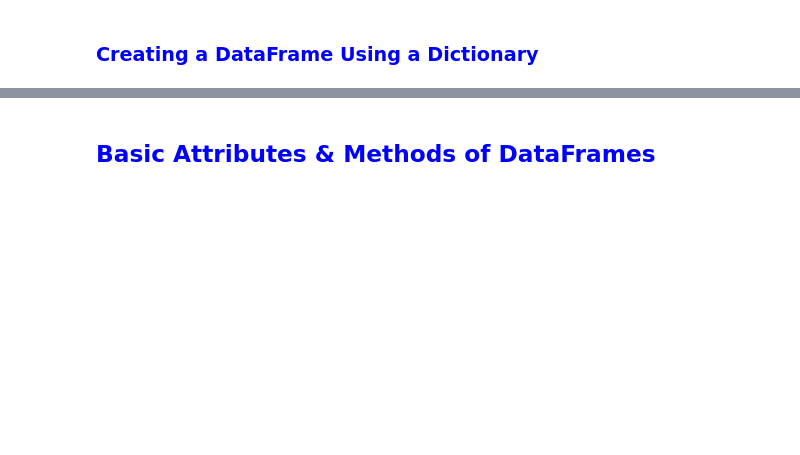
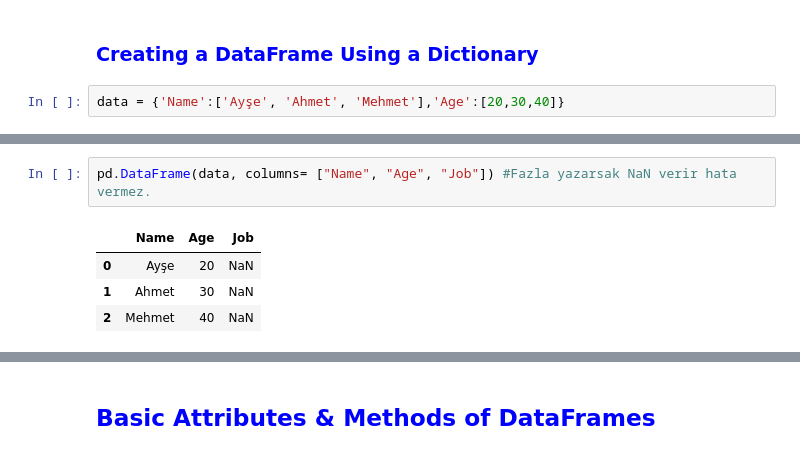
Before and after one commit to SerhanSubasi/B247-Pandas, a Jupyter notebook: Pandas_PreClass_2 (Series Methods & DataFrames) 15.03.24.ipynb, the cells around one changed output, grey strips where cells are left out. Drawn from its saved outputs; the diff is of its cells as text; blank space fills up the shorter version.

```diff
--- a/Pandas_PreClass_2 (Series Methods & DataFrames) 15.03.24.ipynb
+++ b/Pandas_PreClass_2 (Series Methods & DataFrames) 15.03.24.ipynb
@@ -174,2 +230,4 @@ DataFrame'leri harici depolamadan içe aktarabiliriz; SQL Veritabanı, CSV dosya
 # %% [markdown]
 ### <font color='blue'> <b>Creating a DataFrame Using a Dictionary</b><font color='black'>
+# %%
+data = {'Name':['Ayşe', 'Ahmet', 'Mehmet'],'Age':[20,30,40]}
@@ -175,0 +247,7 @@ DataFrame'leri harici depolamadan içe aktarabiliriz; SQL Veritabanı, CSV dosya
+# %%
+pd.DataFrame(data, columns= ["Name", "Age", "Job"]) #Fazla yazarsak NaN verir hata vermez.
+# %% [output]
+|  | Name | Age | Job |
+| 0 | Ayşe | 20 | NaN |
+| 1 | Ahmet | 30 | NaN |
+| 2 | Mehmet | 40 | NaN |
```
Also changed, not shown: parts of 36 cells of this notebook.
